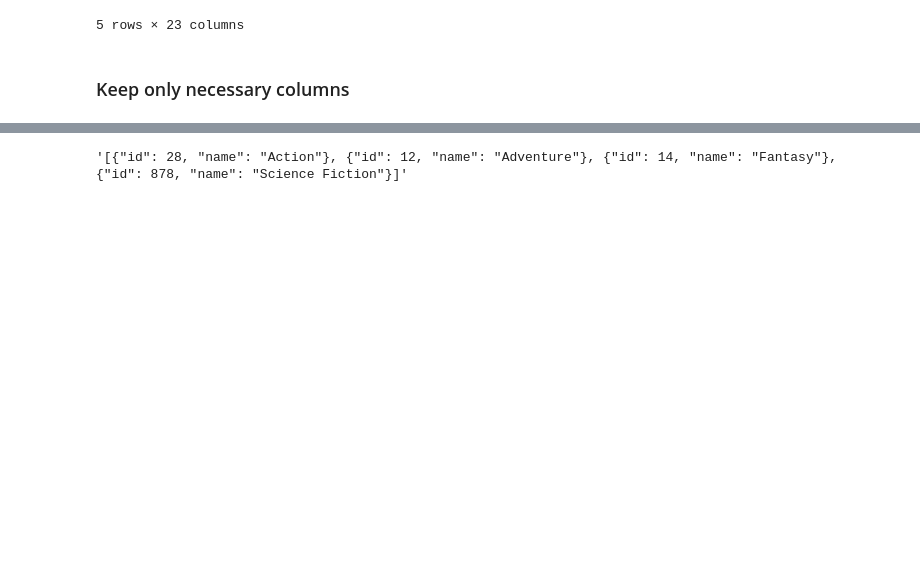
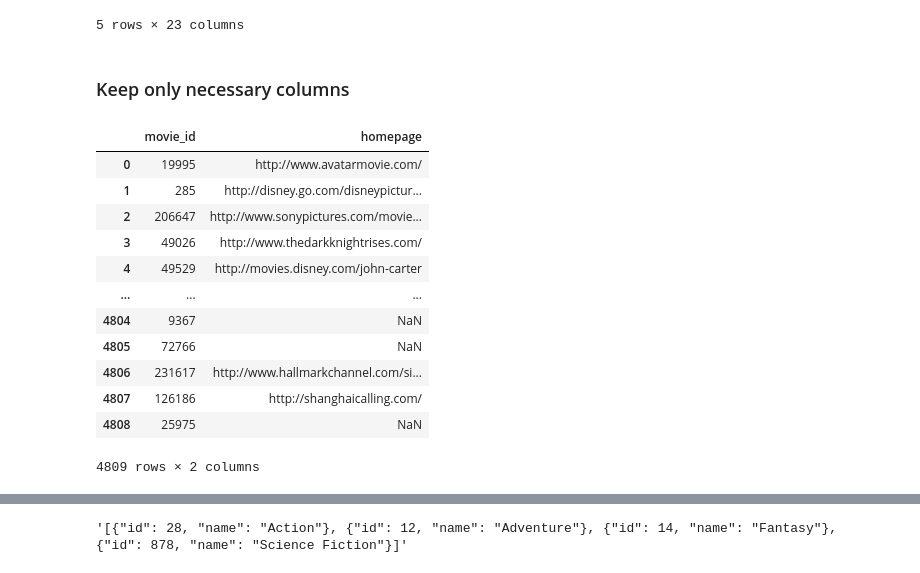
Before and after one commit to rohankarmacharya/SujhavMitra, a Jupyter notebook: SujhavMitra-backend/notebooks/movie-recommender.ipynb, the cells around one changed output, grey strips where cells are left out. Saved outputs shown, nothing was run; the diff lists cells and outputs as text; code cells hidden in the pictures; blank space fills up the shorter version.

```diff
--- a/SujhavMitra-backend/notebooks/movie-recommender.ipynb
+++ b/SujhavMitra-backend/notebooks/movie-recommender.ipynb
@@ -46,11 +46,22 @@ movies.head(5)
 # %% [markdown]
 ### Keep only necessary columns
 # %%
-movies_detailsfor_frontend = movies[['movie_id','homepage']].dropna().copy()
-movie_homepage_dict = pd.Series(
-    movies_detailsfor_frontend.homepage.values,
-    index=movies_detailsfor_frontend.movie_id.astype(int)
-).to_dict()
+movies_detailsfor_frontend = movies[['movie_id','homepage']]
+movies_detailsfor_frontend
+# %% [output]
+|  | movie_id | homepage |
+| 0 | 19995 | http://www.avatarmovie.com/ |
+| 1 | 285 | http://disney.go.com/disneypictur... |
+| 2 | 206647 | http://www.sonypictures.com/movie... |
+| 3 | 49026 | http://www.thedarkknightrises.com/ |
+| 4 | 49529 | http://movies.disney.com/john-carter |
+| ... | ... | ... |
+| 4804 | 9367 | NaN |
+| 4805 | 72766 | NaN |
+| 4806 | 231617 | http://www.hallmarkchannel.com/si... |
+| 4807 | 126186 | http://shanghaicalling.com/ |
+| 4808 | 25975 | NaN |
+4809 rows × 2 columns
 # %%
 movies = movies[['movie_id', 'title', 'overview', 'genres', 'keywords', 'cast', 'crew','popularity','vote_average']]
 movies.dropna(inplace=True)
```
Also changed, not shown: parts of 13 cells of this notebook, 6 other files.
